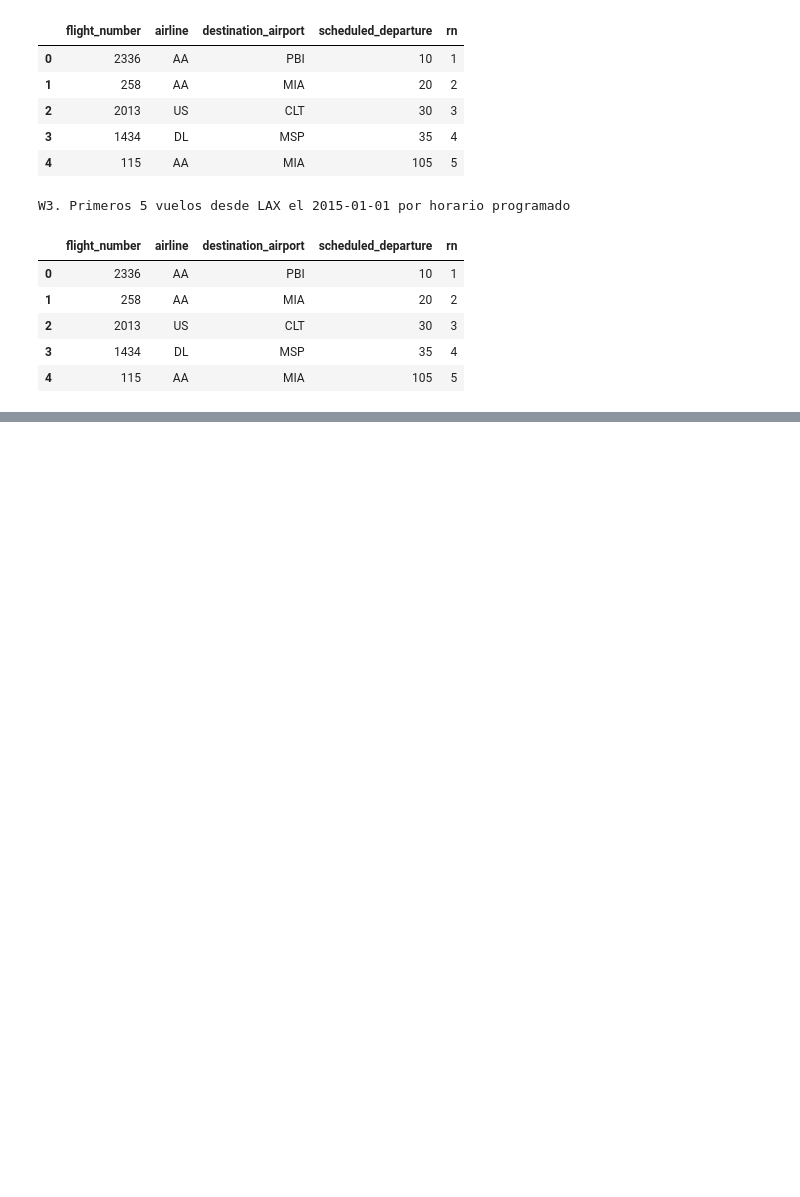
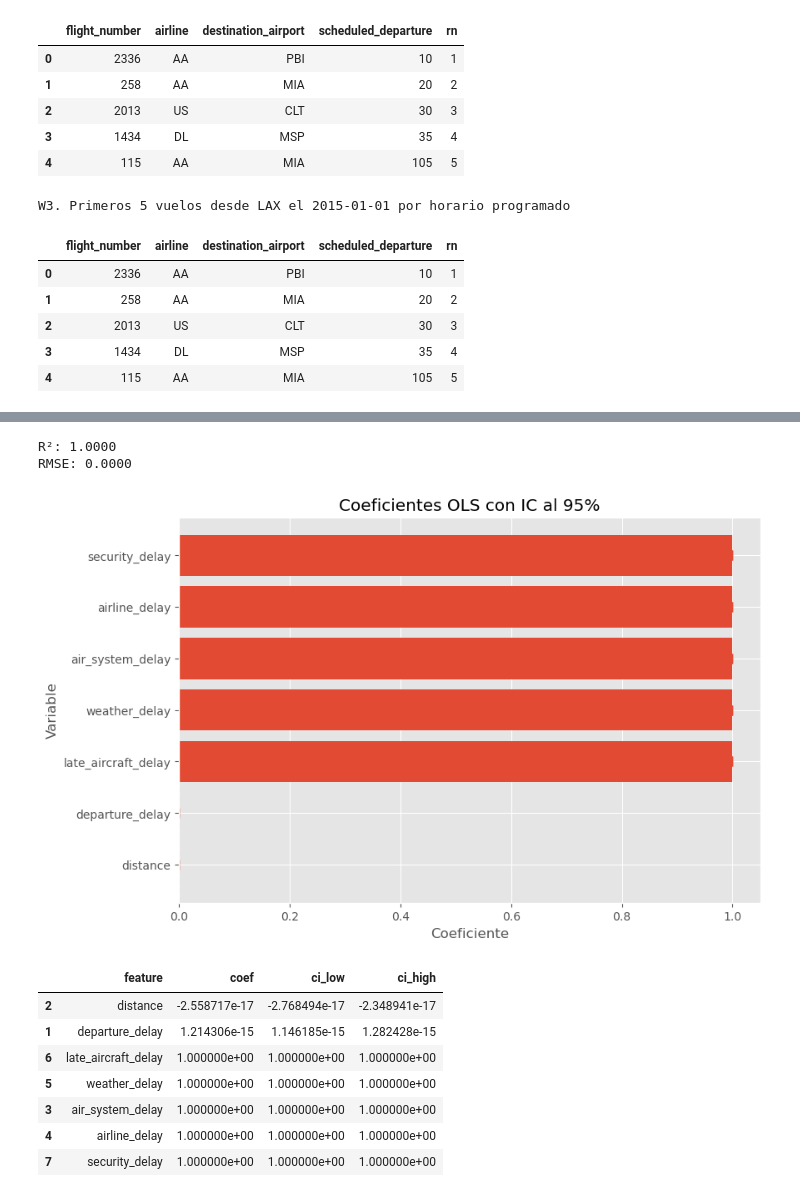
Before and after one commit to EmilianoIslasF/flights-data-engineering-a, a Jupyter notebook: flights_analytics.ipynb, the cells around one changed output, grey strips where cells are left out. Cells and saved outputs as stored; diff of their text form; code cells hidden in the pictures; blank space fills up the shorter version.

```diff
--- a/flights_analytics.ipynb
+++ b/flights_analytics.ipynb
@@ -418,0 +517,3 @@ W3. Primeros 5 vuelos desde LAX el 2015-01-01 por horario programado
+# %%
+model = sm.OLS(y, X).fit()
+print(model.summary())
@@ -418,0 +538,52 @@ W3. Primeros 5 vuelos desde LAX el 2015-01-01 por horario programado
+# %%
+y_hat = model.predict(X)
+residuals = y - y_hat
+
+r2 = model.rsquared
+rmse = np.sqrt(mean_squared_error(y, y_hat))
+
+print(f"R²: {r2:.4f}")
+print(f"RMSE: {rmse:.4f}")
+# %% [output]
+R²: 1.0000
+RMSE: 0.0000
+# %%
+conf_int = model.conf_int()
+coef_df = pd.DataFrame({
+    "feature": model.params.index,
+    "coef": model.params.values,
+    "ci_low": conf_int[0].values,
+    "ci_high": conf_int[1].values
+})
+
+coef_df = coef_df[coef_df["feature"] != "const"].sort_values("coef")
+
+plt.figure(figsize=(9, 6))
+plt.barh(coef_df["feature"], coef_df["coef"])
+plt.errorbar(
+    x=coef_df["coef"],
+    y=coef_df["feature"],
+    xerr=[
+        coef_df["coef"] - coef_df["ci_low"],
+        coef_df["ci_high"] - coef_df["coef"]
+    ],
+    fmt="none",
+    capsize=4
+)
+plt.axvline(0, linestyle="--")
+plt.title("Coeficientes OLS con IC al 95%")
+plt.xlabel("Coeficiente")
+plt.ylabel("Variable")
+plt.show()
+
+coef_df
+# %% [output]
+[figure, added]
+|  | feature | coef | ci_low | ci_high |
+| 2 | distance | -2.558717e-17 | -2.768494e-17 | -2.348941e-17 |
+| 1 | departure_delay | 1.214306e-15 | 1.146185e-15 | 1.282428e-15 |
+| 6 | late_aircraft_delay | 1.000000e+00 | 1.000000e+00 | 1.000000e+00 |
+| 5 | weather_delay | 1.000000e+00 | 1.000000e+00 | 1.000000e+00 |
+| 3 | air_system_delay | 1.000000e+00 | 1.000000e+00 | 1.000000e+00 |
+| 4 | airline_delay | 1.000000e+00 | 1.000000e+00 | 1.000000e+00 |
+| 7 | security_delay | 1.000000e+00 | 1.000000e+00 | 1.000000e+00 |
```
Also changed, not shown: parts of 27 cells of this notebook, 1 other file.
